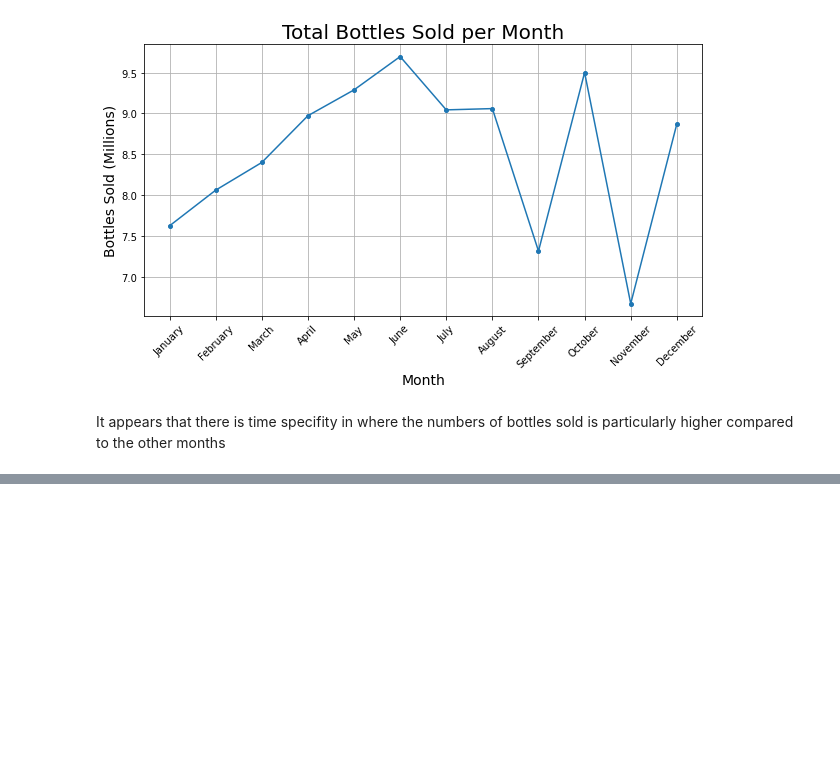
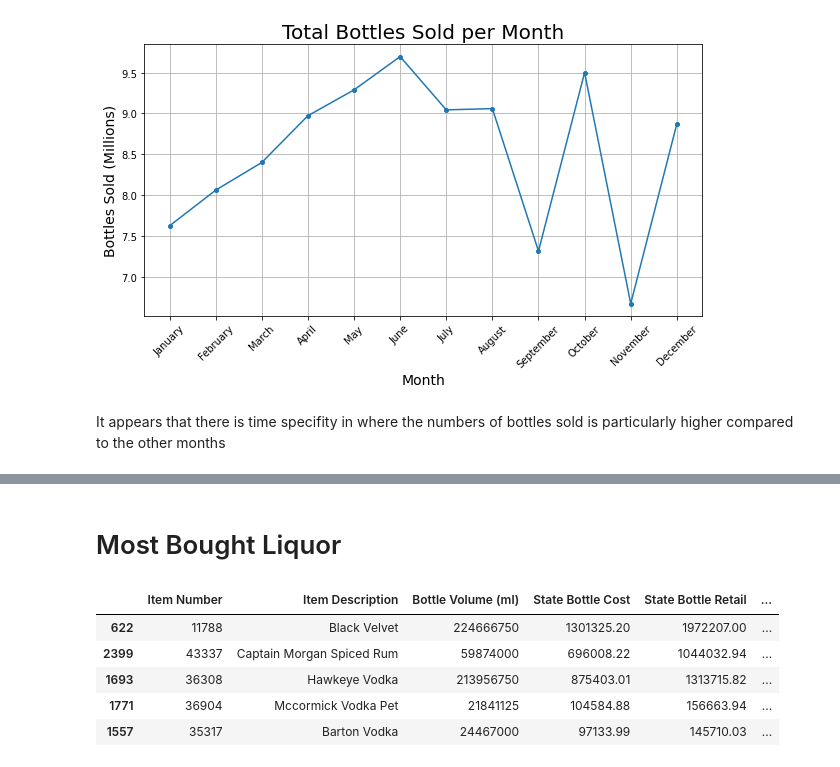
Before and after one commit to aronnicksnts/kaggle-projects, a Jupyter notebook: Iowa Liquor Sales/Iowa Liquor Sales Report.ipynb, the cells around one changed output, grey strips where cells are left out. Drawn from its saved outputs; the diff is of its cells as text; code cells hidden in the pictures; blank space fills up the shorter version.

```diff
--- a/Iowa Liquor Sales/Iowa Liquor Sales Report.ipynb
+++ b/Iowa Liquor Sales/Iowa Liquor Sales Report.ipynb
@@ -264,0 +216,2 @@ plt.show()
+# %% [markdown]
+# Most Bought Liquor
@@ -264,0 +229,9 @@ plt.show()
+# %%
+liquorSold.head()
+# %% [output]
+|  | Item Number | Item Description | Bottle Volume (ml) | State Bottle Cost | State Bottle Retail | ... |
+| 622 | 11788 | Black Velvet | 224666750 | 1301325.20 | 1972207.00 | ... |
+| 2399 | 43337 | Captain Morgan Spiced Rum | 59874000 | 696008.22 | 1044032.94 | ... |
+| 1693 | 36308 | Hawkeye Vodka | 213956750 | 875403.01 | 1313715.82 | ... |
+| 1771 | 36904 | Mccormick Vodka Pet | 21841125 | 104584.88 | 156663.94 | ... |
+| 1557 | 35317 | Barton Vodka | 24467000 | 97133.99 | 145710.03 | ... |
```
Also changed, not shown: parts of 29 cells of this notebook, 3 other files.
